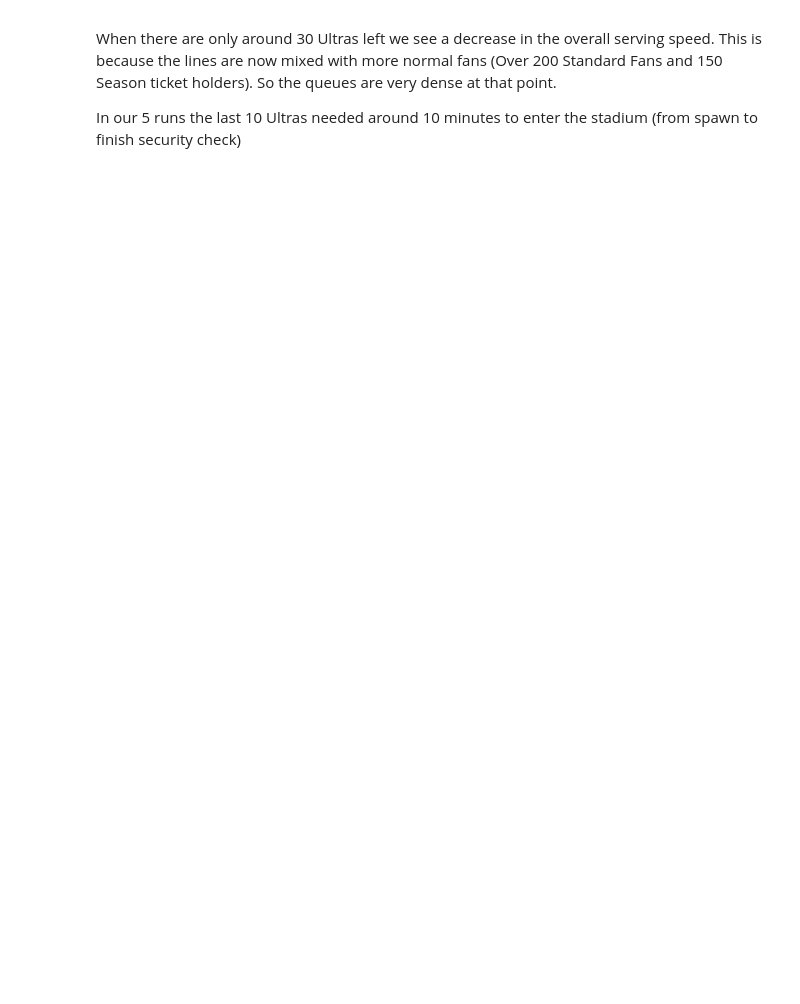
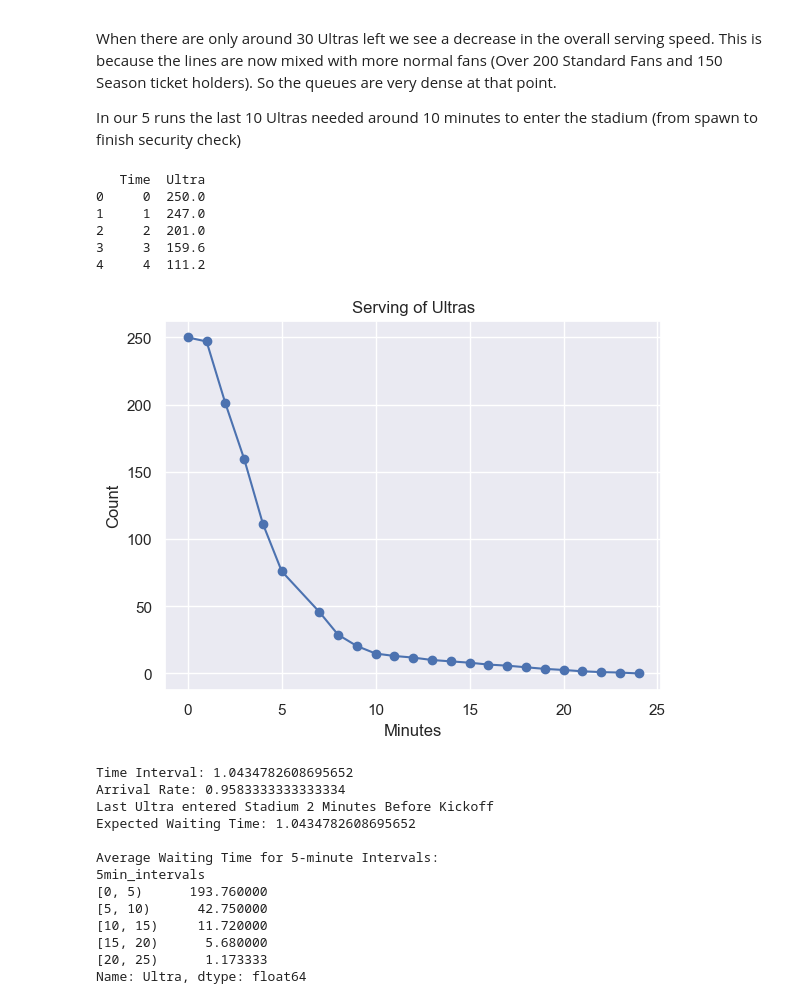
Before and after one commit to lukasthekid/modeling-simulation, a Jupyter notebook: task2-5.ipynb, the cells around one changed output. Cells and saved outputs as stored; diff of their text form; code cells hidden in the pictures; blank space fills up the shorter version.

```diff
--- a/task2-5.ipynb
+++ b/task2-5.ipynb
@@ -3,6 +3,8 @@ import numpy as np
 import pandas as pd
 import matplotlib.pyplot as plt
 import seaborn as sns
+
+sns.set_theme()
 # %% [markdown]
 # Task 2
 
@@ -26,6 +28,61 @@ This is because at that time only around 100 normal fans are on its way to the s
 When there are only around 30 Ultras left we see a decrease in the overall serving speed. This is because the lines are now mixed with more normal fans (Over 200 Standard Fans and 150 Season ticket holders). So the queues are very dense at that point.
 
 In our 5 runs the last 10 Ultras needed around 10 minutes to enter the stadium (from spawn to finish security check)
+# %%
+df = pd.read_csv("task2.csv")
+#df["Time"] = df["Time"] + 25
+df_grouped = df.groupby('Time').agg({'Ultra':'mean'}).reset_index()
+print(df_grouped.head())
+# Plotting Time against Ultra
+plt.plot(df_grouped['Time'], df_grouped['Ultra'],marker='o', linestyle='-')
+plt.title('Serving of Ultras')
+plt.xlabel('Minutes')
+plt.ylabel('Count')
+plt.show()
+
+
+# Calculate Time Interval
+time_interval = df_grouped['Time'].diff().mean()
+
+# Calculate Arrival Rate
+arrival_rate = 1 / time_interval
+
+# Calculate Expected Waiting Time
+expected_waiting_time = 1 / arrival_rate
+
+# Create 5-minute intervals and calculate the average expected waiting time
+df_grouped['5min_intervals'] = pd.cut(df_grouped['Time'], bins=range(0, max(df_grouped['Time']) + 6, 5), right=False)
+average_waiting_times = df_grouped.groupby('5min_intervals')['Ultra'].mean()
+first_time_ultra_zero = df_grouped.loc[df_grouped['Ultra'] == 0, 'Time'].idxmin()
+
+# Display the results
+print(f"Time Interval: {time_interval}")
+print(f"Arrival Rate: {arrival_rate}")
+print(f"Last Ultra entered Stadium {50 - 25 - first_time_ultra_zero} Minutes Before Kickoff")
+print(f"Expected Waiting Time: {expected_waiting_time}")
+print("\nAverage Waiting Time for 5-minute Intervals:")
+print(average_waiting_times)
+# %% [output]
+   Time  Ultra
+0     0  250.0
+1     1  247.0
+2     2  201.0
+3     3  159.6
+4     4  111.2
+[figure, added]
+Time Interval: 1.0434782608695652
+Arrival Rate: 0.9583333333333334
+Last Ultra entered Stadium 2 Minutes Before Kickoff
+Expected Waiting Time: 1.0434782608695652
+
+Average Waiting Time for 5-minute Intervals:
+5min_intervals
+[0, 5)      193.760000
+[5, 10)      42.750000
+[10, 15)     11.720000
+[15, 20)      5.680000
+[20, 25)      1.173333
+Name: Ultra, dtype: float64
 # %% [markdown]
 # Task 5
 
```
Also changed, not shown: parts of 5 cells of this notebook, 9 other files.
